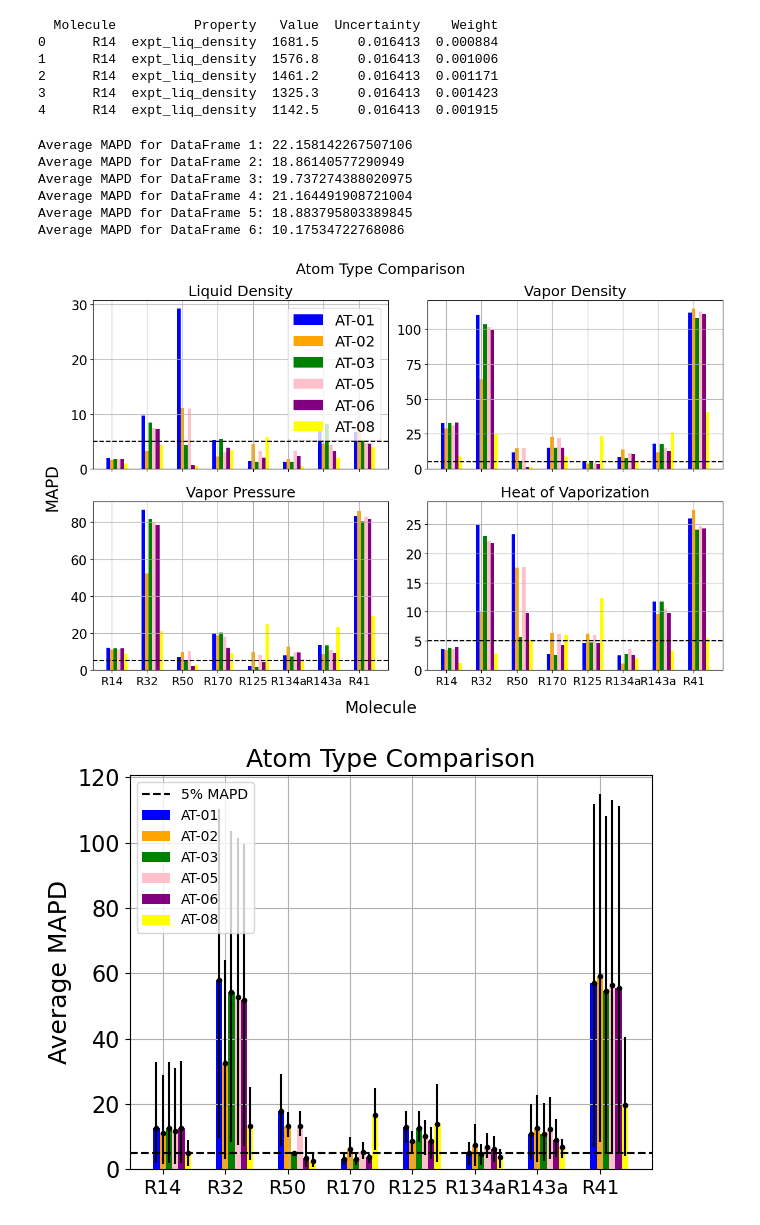
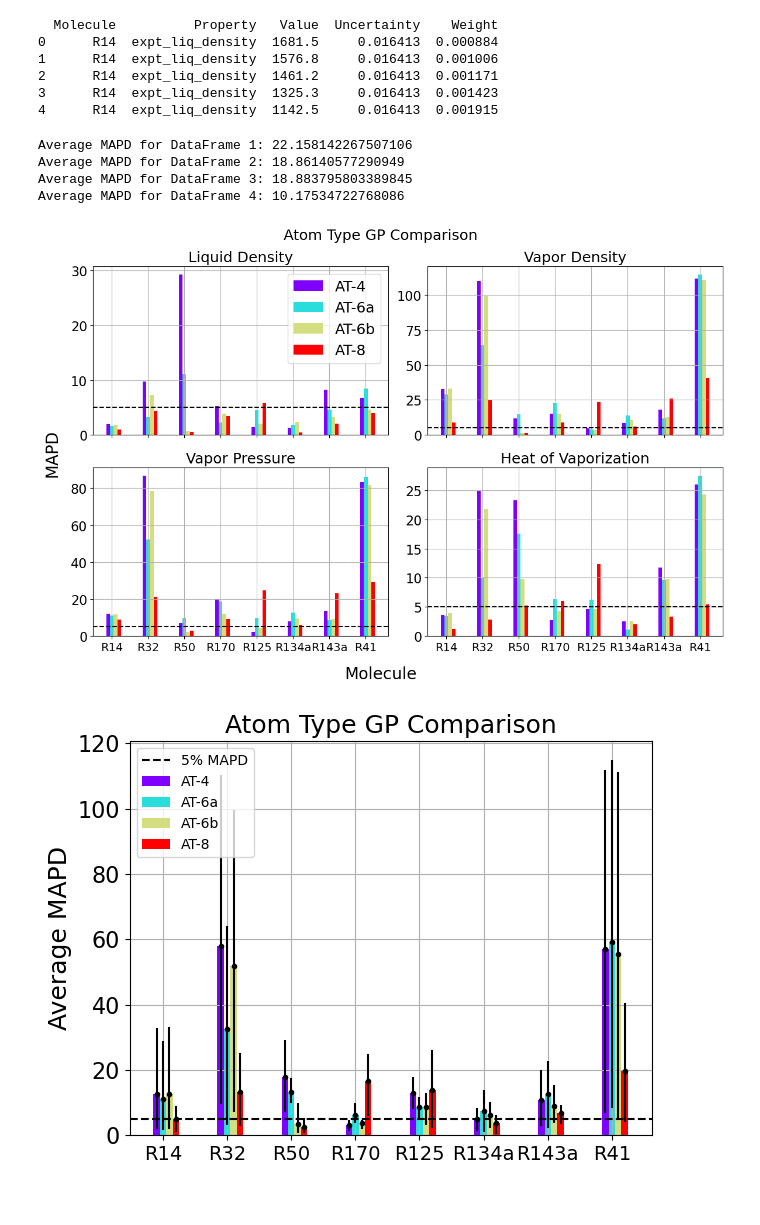
Before and after one commit to MaginnGroup/genFF_public, a Jupyter notebook: integrate_gp.ipynb, the cells around one changed output. Cells and saved outputs as stored; diff of their text form; code cells hidden in the pictures.

Commit message:
Made updates to show all plots together and print MAPD averages

```diff
--- a/integrate_gp.ipynb
+++ b/integrate_gp.ipynb
@@ -216,40 +216,39 @@ def get_pref_theta(molec_names, at_number_list, obj_choices_list, old_list, whic
     return mapds_dfs
 
 # at_schemes = [1, 2, 3,4,5,8,11,1]
-at_schemes = [1,2,3,5,6,8]
+at_schemes = [1, 2, 6,8]
 # old_list = [False, False, False, False, False, False, False, False]
 old_list = [False, False, False, False, False, False]
 # objs = ["ExpVal", "ExpVal", "ExpVal", "ExpVal", "ExpVal", "ExpVal", "ExpValPrior", "ExpVal"]
 objs = ["ExpVal", "ExpVal", "ExpVal", "ExpVal", "ExpVal", "ExpVal"]
 # which = ["Opt_All", "Opt_All", "Opt_All", "Opt_All", "Opt_All", "Opt_All", "Opt_All", "Literature"]
 which = ["Opt_All", "Opt_All", "Opt_All", "Opt_All", "Opt_All", "Opt_All"]
 param_set = [0,0,0,0,0,0,0,0,0]
 mapd_dfs = get_pref_theta(molec_names, at_schemes, objs, old_list, which, param_set)
 average_mapds = []
 # Iterate over each DataFrame in the list
 for df in mapd_dfs:
     # Select the columns that contain 'mapd' in their name
     mapd_columns = df.filter(like='mapd')
     # Calculate the mean MAPD across all rows and columns in the DataFrame
     overall_average_mapd = mapd_columns.values.mean()
     # Append the overall average MAPD to the result list
     average_mapds.append(overall_average_mapd)
 # Display results
 for i, avg_mapd in enumerate(average_mapds):
      print(f"Average MAPD for DataFrame {i + 1}: {avg_mapd}")
 # df_labels = ["Literature", "5% eps_C1 Wt", "20% eps_C1 Wt"]
 # df_colors = ["blue", "orange", "green"]
-df_labels = ["AT-01", "AT-02", "AT-03", "AT-05", "AT-06", "AT-08", "AT-11", "Lit."]
-df_colors = ["blue", "orange", "green", "pink", "purple", "yellow", "gold", "red"]
-title = "Atom Type Comparison"
+df_labels = ["AT-4", "AT-6a", "AT-6b", "AT-8"]#, "AT-06", "AT-08", "AT-11", "Lit."]
+cmap = plt.get_cmap("rainbow")  # Get the rainbow colormap
+df_colors = [cmap(i) for i in np.linspace(0, 1, len(df_labels))]
+title = "Atom Type GP Comparison"
 visual.plot_avg_MAPD(mapd_dfs, df_labels, df_colors, title)
 visual.plot_MAPD(mapd_dfs, df_labels, df_colors, title)
 # %% [output]
 Average MAPD for DataFrame 1: 22.158142267507106
 Average MAPD for DataFrame 2: 18.86140577290949
-Average MAPD for DataFrame 3: 19.737274388020975
-Average MAPD for DataFrame 4: 21.164491908721004
-Average MAPD for DataFrame 5: 18.883795803389845
-Average MAPD for DataFrame 6: 10.17534722768086
+Average MAPD for DataFrame 3: 18.883795803389845
+Average MAPD for DataFrame 4: 10.17534722768086
-[figure, old version]
+[figure, new version]
-[figure, old version]
+[figure, new version]
```
Also changed, not shown: parts of 1 cell of this notebook, 5 other files.
